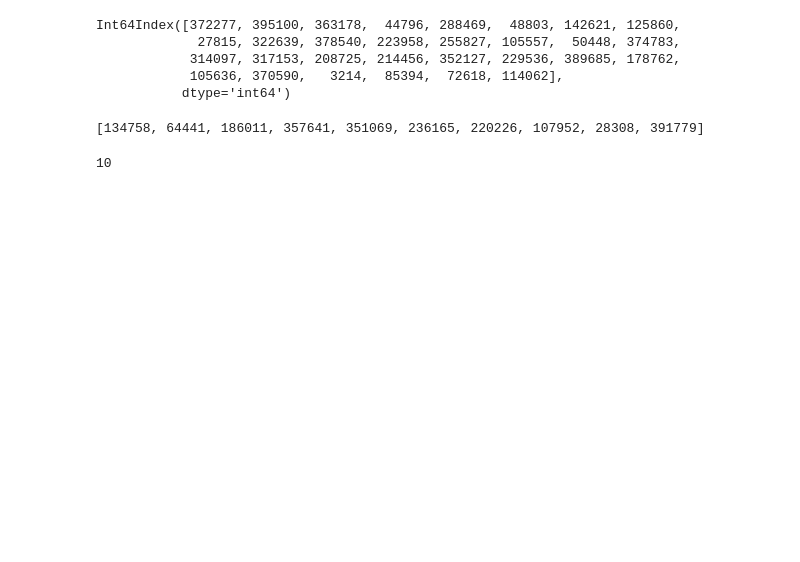
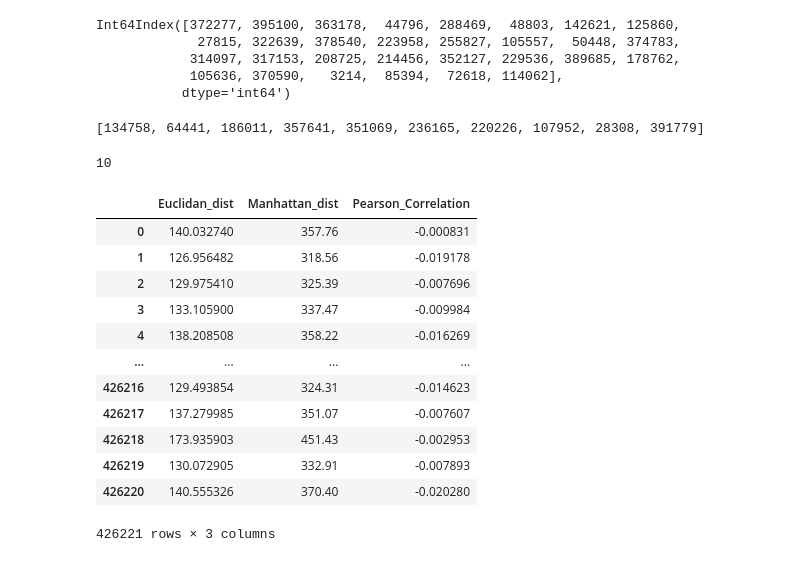
Before and after one commit to Rpinto02/Similarity_Recommender, a Jupyter notebook: model/Neighbour_distances.ipynb, the cells around one changed output. Saved outputs shown, nothing was run; the diff lists cells and outputs as text; code cells hidden in the pictures; blank space fills up the shorter version.

Commit message:
distances for cluster 2

```diff
--- a/model/Neighbour_distances.ipynb
+++ b/model/Neighbour_distances.ipynb
@@ -225,3 +222,36 @@ best_dists
 len(best_dists)
 # %% [output]
 10
+# %%
+distancia_eucl = []
+distancia_manhat = []
+corr_p = []
+x = np.array(clusters_p1.loc[1,:])
+for i in range(0,market.shape[0]):
+    y = np.array(market.iloc[i,:])
+    eucl = eucl_dist(x, y)
+    manhat = manhat_dist(x, y)
+    pearson = pearson_corr(x, y)
+    distancia_eucl.append(eucl)
+    distancia_manhat.append(manhat)
+    corr_p.append(pearson)
+
+
+np.transpose(distancia_eucl)
+distancias_cluster2 = pd.DataFrame(np.transpose([distancia_eucl, distancia_manhat, corr_p]),
+                          columns=['Euclidan_dist', 'Manhattan_dist', 'Pearson_Correlation'])
+distancias_cluster2
+# %% [output]
+|  | Euclidan_dist | Manhattan_dist | Pearson_Correlation |
+| 0 | 140.032740 | 357.76 | -0.000831 |
+| 1 | 126.956482 | 318.56 | -0.019178 |
+| 2 | 129.975410 | 325.39 | -0.007696 |
+| 3 | 133.105900 | 337.47 | -0.009984 |
+| 4 | 138.208508 | 358.22 | -0.016269 |
+| ... | ... | ... | ... |
+| 426216 | 129.493854 | 324.31 | -0.014623 |
+| 426217 | 137.279985 | 351.07 | -0.007607 |
+| 426218 | 173.935903 | 451.43 | -0.002953 |
+| 426219 | 130.072905 | 332.91 | -0.007893 |
+| 426220 | 140.555326 | 370.40 | -0.020280 |
+426221 rows × 3 columns
```
Also changed, not shown: parts of 3 cells of this notebook.
